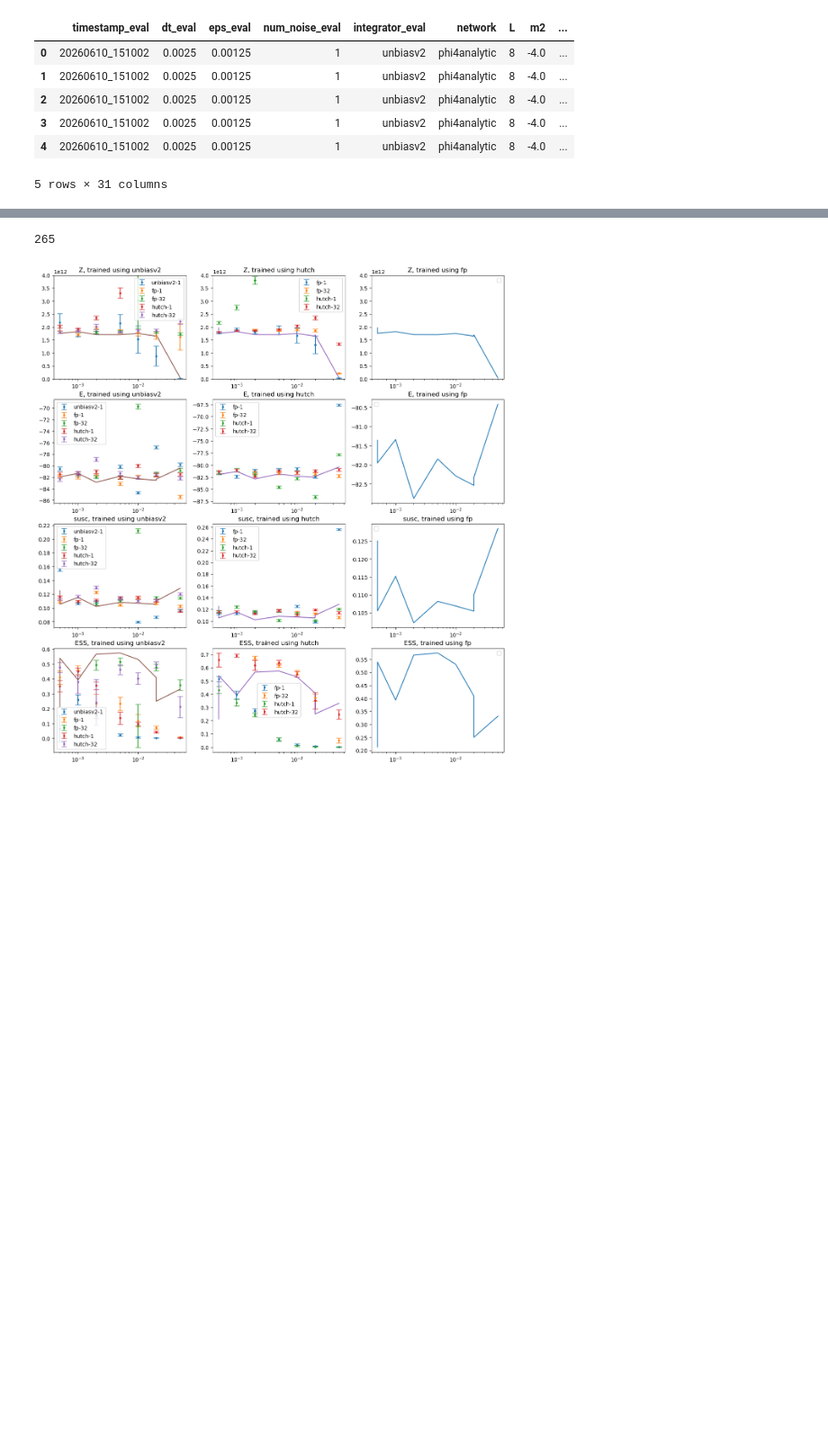
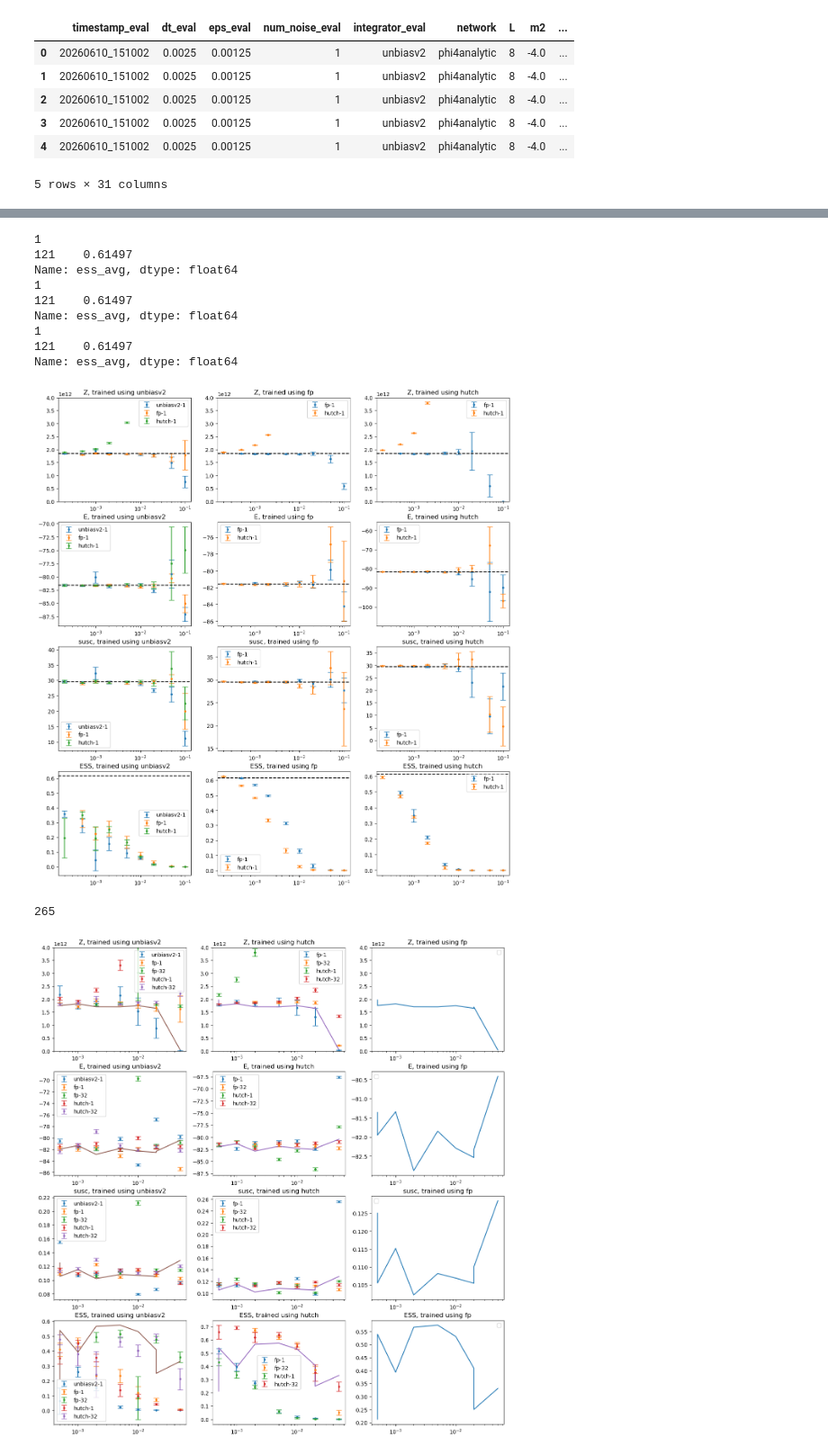
Before and after one commit to Satriawidy/unbiased_cnf, a Jupyter notebook: notebooks/analysis.ipynb, the cells around one changed output, grey strips where cells are left out. Shown at 90% size. Cells and saved outputs as stored; diff of their text form; code cells hidden in the pictures; blank space fills up the shorter version.

```diff
--- a/notebooks/analysis.ipynb
+++ b/notebooks/analysis.ipynb
@@ -72,3 +83,57 @@ plt.show()
+# %%
+dg = df[df['L'] == 16]
+
+integrators = ['unbiasv2', 'fp', 'hutch']
+integratore = ['unbiasv2', 'fp', 'hutch']
+noises = [1]
+
+fig, ax = plt.subplots(4, 3, figsize = (15, 16))
+ax = ax.flatten()
+
+for i, int in enumerate(integratore):
+    for integrator in integrators:
+        for noise in noises:
+            dh = dg[(dg['integrator'] == integrator) & (dg['integrator_eval'] == int) & (dg['num_noise'] == noise)]
+            dh = dh.sort_values(by='dt')
+            # print(len(dh))
+            if len(dh) != 0:
+                ax[i].errorbar(dh['dt']*(1 + 3 * (integrator=='unbiasv2')), dh['part_avg'], dh['part_err'], label = f'{integrator}-{noise}',
+                                 linestyle = 'None', marker = '.', capsize = 5)
+                ax[i+3].errorbar(dh['dt']*(1 + 3 * (integrator=='unbiasv2')), dh['logp_avg'], dh['logp_err'], label = f'{integrator}-{noise}',
+                                 linestyle = 'None', marker = '.', capsize = 5)
+                ax[i+6].errorbar(dh['dt']*(1 + 3 * (integrator=='unbiasv2')), dh['susc_avg'], dh['susc_err'], label = f'{integrator}-{noise}',
+                                 linestyle = 'None', marker = '.', capsize = 5)
+                ax[i+9].errorbar(dh['dt']*(1 + 3 * (integrator=='unbiasv2')), dh['ess_avg'], dh['ess_err'], label = f'{integrator}-{noise}',
+                                   linestyle = 'None', marker = '.', capsize = 5)
+                # print((1 + 3 * (integrator=='unbiasv2')))
+    # di = dg[(dg['integrator'] == 'exact') & (dg['dt'] == 0.0002)]
+    di = dg[(dg['integrator'] == 'fp') & (dg['integrator_eval'] == 'fp') & (dg['dt'] == 0.0005)]
+    print(len(di))
+    ax[i].axhline(di['part_avg'].item(), color = 'k', linestyle='dashed')
+    ax[i].set_title(f'Z, trained using {int}')
+    ax[i+3].axhline(di['logp_avg'].item(), color = 'k', linestyle='dashed')
+    ax[i+3].set_title(f'E, trained using {int}')
+    ax[i+6].axhline(di['susc_avg'].item(), color = 'k', linestyle='dashed')
+    ax[i+6].set_title(f'susc, trained using {int}')
+    ax[i+9].set_title(f'ESS, trained using {int}')
+    ax[i+9].axhline(di['ess_avg'].item(), color = 'k', linestyle='dashed')
+    print(di['ess_avg'])
+    for a in ax:
+        a.set_xscale('log')
+        a.legend()
+    ax[i].set_ylim(0, 4e12)
+plt.show()
+# %% [output]
+1
+121    0.61497
+Name: ess_avg, dtype: float64
+1
+121    0.61497
+Name: ess_avg, dtype: float64
+1
+121    0.61497
+Name: ess_avg, dtype: float64
+[figure, added]
 # %%
 dg = df[df['L'] == 16]
 # %%
```
Also changed, not shown: parts of 1 cell of this notebook.
